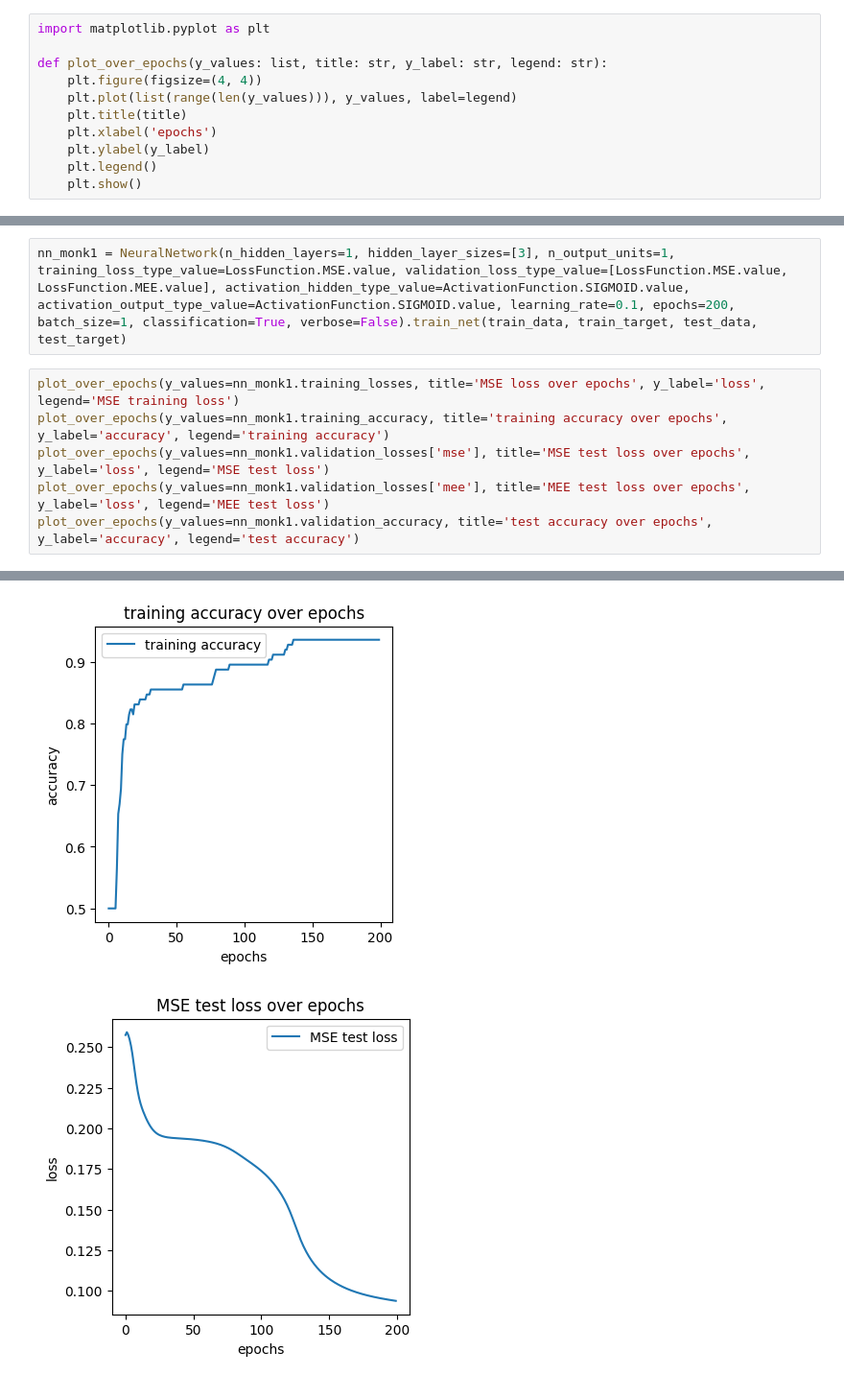
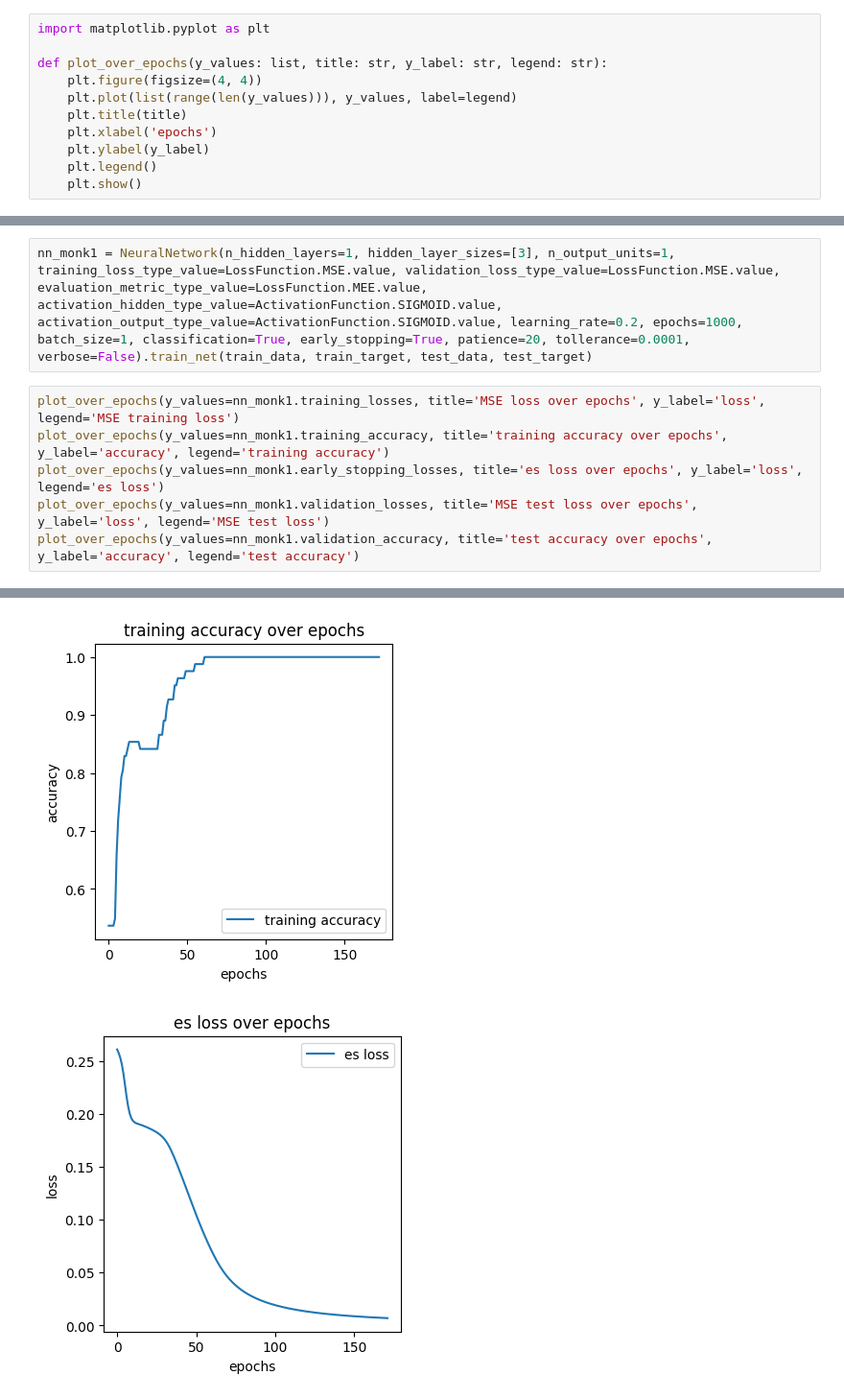
Before and after one commit to nicolapitzalis/Fully-Connected-NN-Implementation, a Jupyter notebook: notebook.ipynb, the cells around one changed output, grey strips where cells are left out. Shown at 96% size. Saved outputs shown, nothing was run; the diff lists cells and outputs as text.

Commit message:
early stopping impl

```diff
--- a/notebook.ipynb
+++ b/notebook.ipynb
@@ -20,9 +22,9 @@ test_data, test_target = read_monk('datasets/monks/monks-1.test')
 # %%
-nn_monk1 = NeuralNetwork(n_hidden_layers=1, hidden_layer_sizes=[3], n_output_units=1, training_loss_type_value=LossFunction.MSE.value, validation_loss_type_value=[LossFunction.MSE.value, LossFunction.MEE.value], activation_hidden_type_value=ActivationFunction.SIGMOID.value, activation_output_type_value=ActivationFunction.SIGMOID.value, learning_rate=0.1, epochs=200, batch_size=1, classification=True, verbose=False).train_net(train_data, train_target, test_data, test_target)
+nn_monk1 = NeuralNetwork(n_hidden_layers=1, hidden_layer_sizes=[3], n_output_units=1, training_loss_type_value=LossFunction.MSE.value, validation_loss_type_value=LossFunction.MSE.value, evaluation_metric_type_value=LossFunction.MEE.value, activation_hidden_type_value=ActivationFunction.SIGMOID.value, activation_output_type_value=ActivationFunction.SIGMOID.value, learning_rate=0.2, epochs=1000, batch_size=1, classification=True, early_stopping=True, patience=20, tollerance=0.0001, verbose=False).train_net(train_data, train_target, test_data, test_target)
 # %%
 plot_over_epochs(y_values=nn_monk1.training_losses, title='MSE loss over epochs', y_label='loss', legend='MSE training loss')
 plot_over_epochs(y_values=nn_monk1.training_accuracy, title='training accuracy over epochs', y_label='accuracy', legend='training accuracy')
-plot_over_epochs(y_values=nn_monk1.validation_losses['mse'], title='MSE test loss over epochs', y_label='loss', legend='MSE test loss')
-plot_over_epochs(y_values=nn_monk1.validation_losses['mee'], title='MEE test loss over epochs', y_label='loss', legend='MEE test loss')
+plot_over_epochs(y_values=nn_monk1.early_stopping_losses, title='es loss over epochs', y_label='loss', legend='es loss')
+plot_over_epochs(y_values=nn_monk1.validation_losses, title='MSE test loss over epochs', y_label='loss', legend='MSE test loss')
 plot_over_epochs(y_values=nn_monk1.validation_accuracy, title='test accuracy over epochs', y_label='accuracy', legend='test accuracy')
 # %% [output]
@@ -30,2 +32,2 @@ plot_over_epochs(y_values=nn_monk1.validation_accuracy, title='test accuracy ove
-[figure, old version]
+[figure, new version]
-[figure, old version]
+[figure, new version]
```
Also changed, not shown: parts of 14 cells of this notebook, 2 other files.
